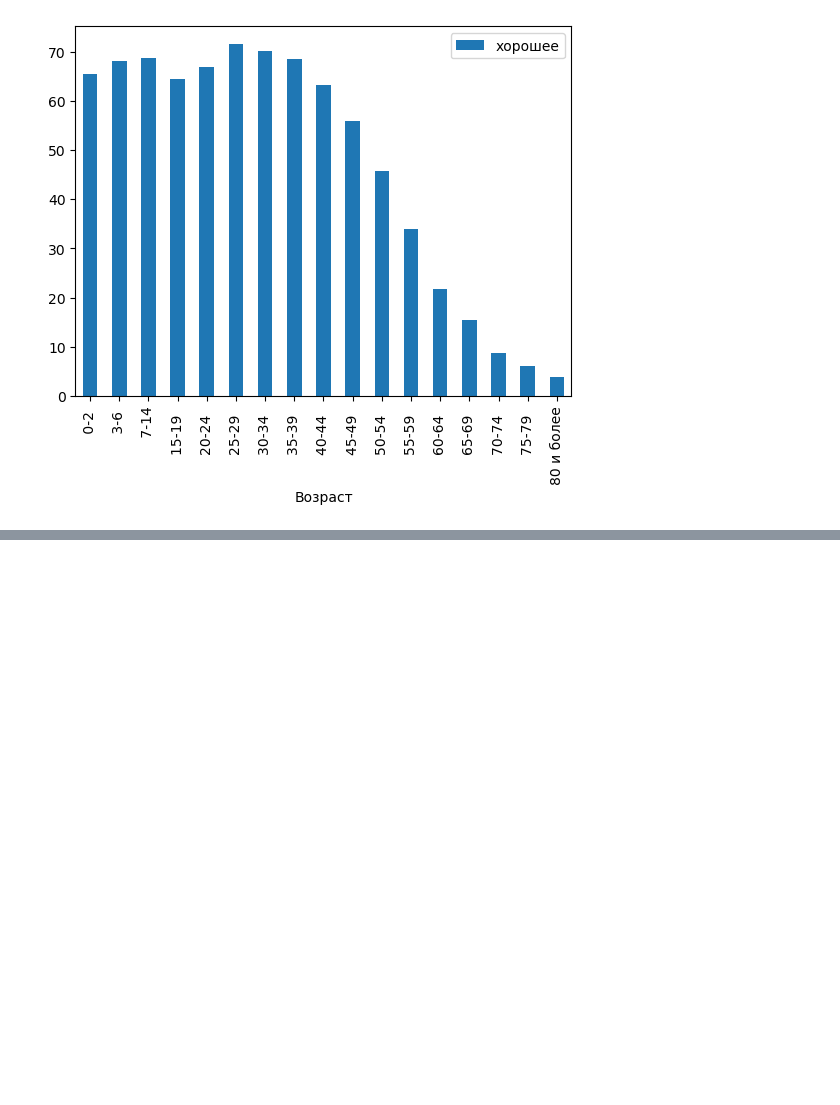
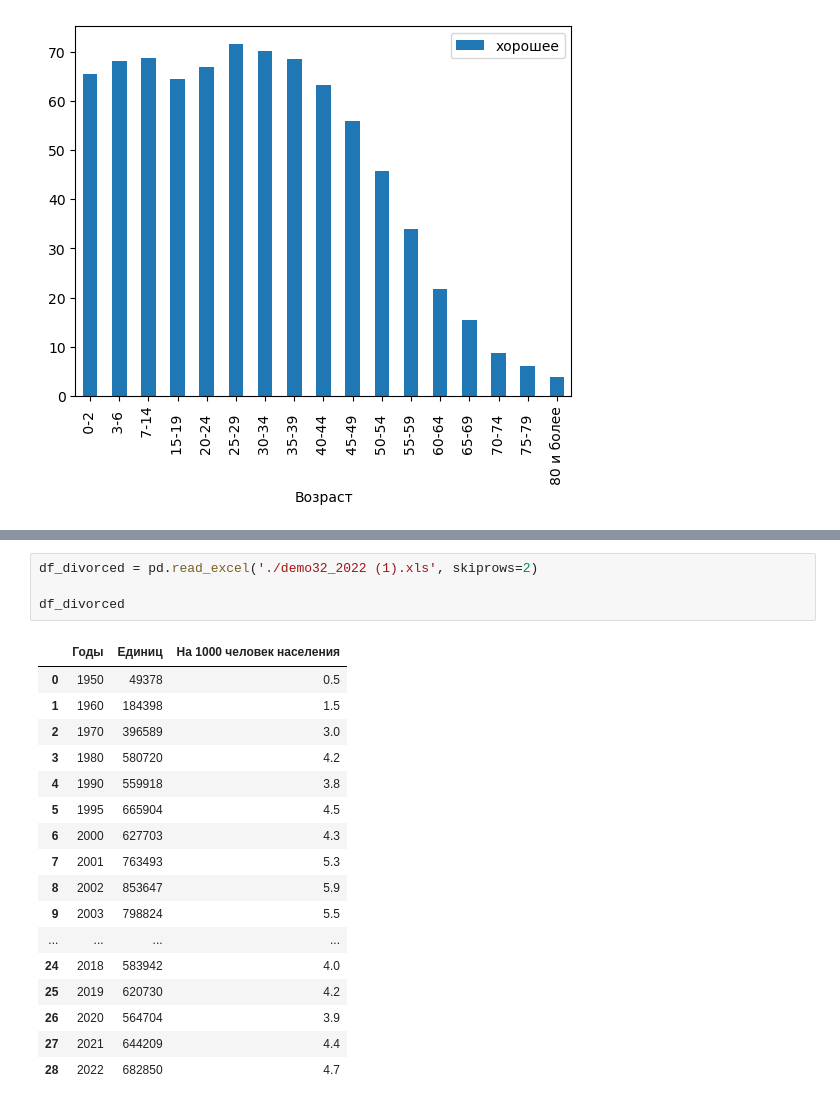
Before and after one commit to nrww/LR1-TViSvMO, a Jupyter notebook: ЛР 1 ТВиСвМО.ipynb, the cells around one changed output, grey strips where cells are left out. Drawn from its saved outputs; the diff is of its cells as text; blank space fills up the shorter version.

```diff
--- a/ЛР 1 ТВиСвМО.ipynb
+++ b/ЛР 1 ТВиСвМО.ipynb
@@ -157,0 +166,22 @@ plt.show()
+# %%
+df_divorced = pd.read_excel('./demo32_2022 (1).xls', skiprows=2)
+
+df_divorced
+# %% [output]
+|  | Годы | Единиц | На 1000 человек населения |
+| 0 | 1950 | 49378 | 0.5 |
+| 1 | 1960 | 184398 | 1.5 |
+| 2 | 1970 | 396589 | 3.0 |
+| 3 | 1980 | 580720 | 4.2 |
+| 4 | 1990 | 559918 | 3.8 |
+| 5 | 1995 | 665904 | 4.5 |
+| 6 | 2000 | 627703 | 4.3 |
+| 7 | 2001 | 763493 | 5.3 |
+| 8 | 2002 | 853647 | 5.9 |
+| 9 | 2003 | 798824 | 5.5 |
+| ... | ... | ... | ... |
+| 24 | 2018 | 583942 | 4.0 |
+| 25 | 2019 | 620730 | 4.2 |
+| 26 | 2020 | 564704 | 3.9 |
+| 27 | 2021 | 644209 | 4.4 |
+| 28 | 2022 | 682850 | 4.7 |
```
Also changed, not shown: parts of 7 cells of this notebook, 3 other files.
